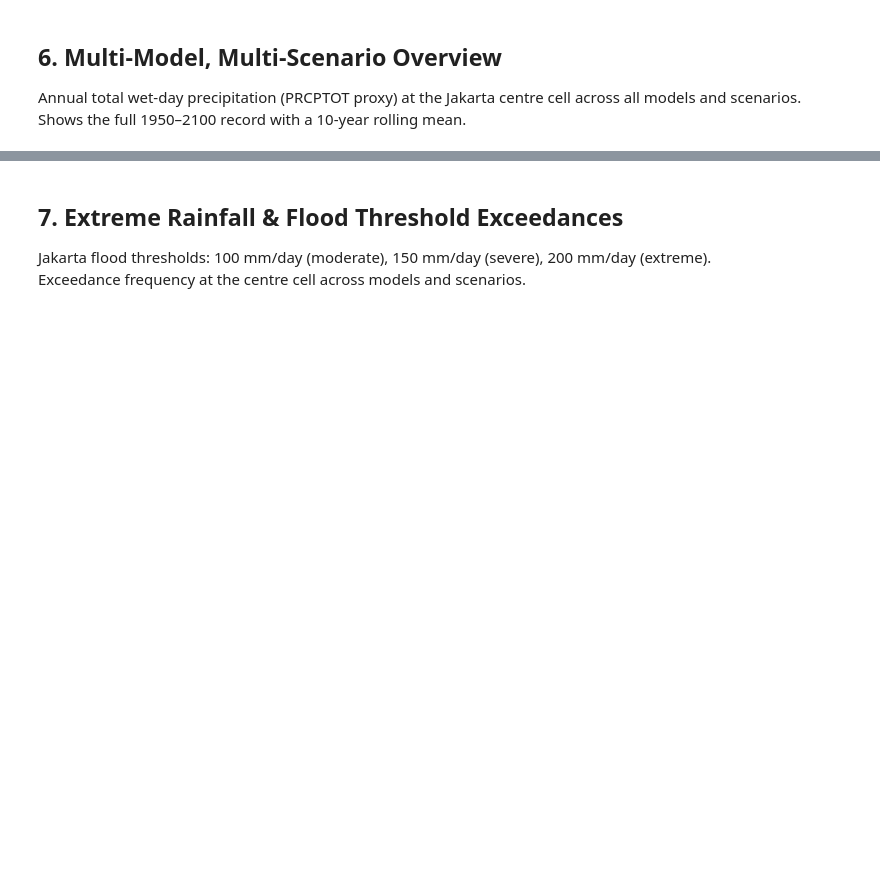
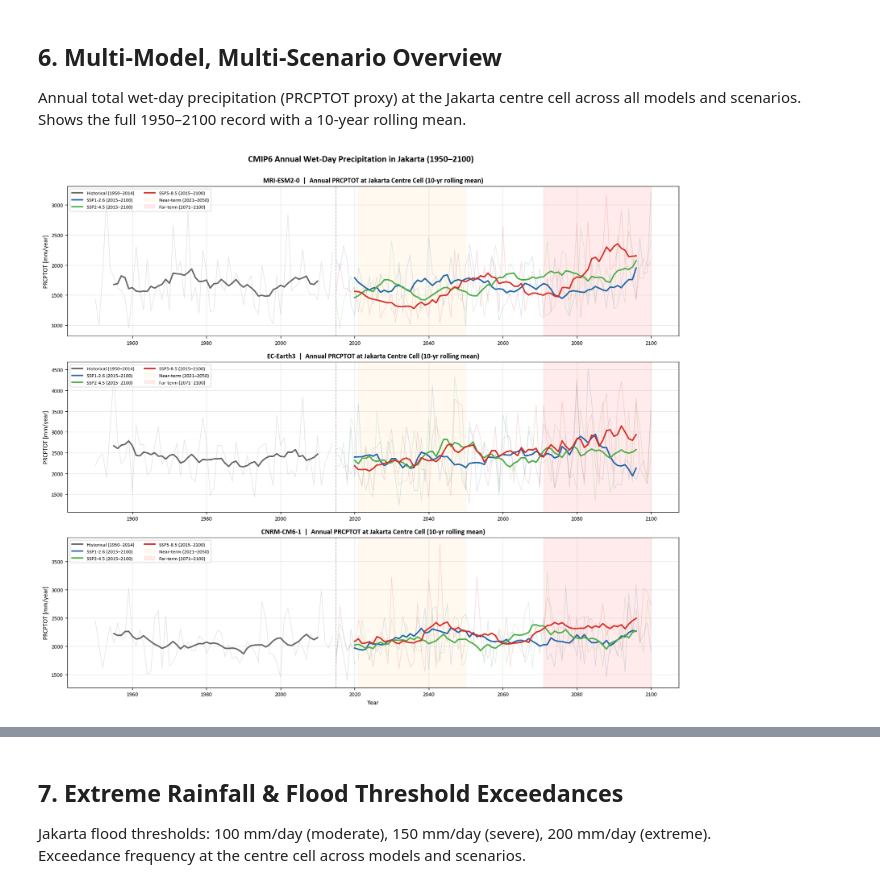
Before and after one commit to revianar/rainfall-erosivity-projection, a Jupyter notebook: py/notebooks/01_data_exploration.ipynb, the cells around one changed output, grey strips where cells are left out. Drawn from its saved outputs; the diff is of its cells as text; code cells hidden in the pictures; blank space fills up the shorter version.

```diff
--- a/py/notebooks/01_data_exploration.ipynb
+++ b/py/notebooks/01_data_exploration.ipynb
@@ -438,35 +498,37 @@ for ax, (model, cfg) in zip(axes, MODELS.items()):
         annual_vals = np.array([
             float(pr_c.isel(time=np.where(yrs == yr)[0]).where(
                 pr_c.isel(time=np.where(yrs == yr)[0]) >= 1.0, 0.0
             ).sum())
             for yr in unique_yrs
         ])
 
         roll = pd.Series(annual_vals, index=unique_yrs).rolling(10, center=True).mean()
 
         ax.plot(unique_yrs, annual_vals,
                 alpha=0.2, color=SCENARIO_COLORS[scenario], linewidth=0.8)
         ax.plot(unique_yrs, roll.values,
                 linewidth=2.2, color=SCENARIO_COLORS[scenario],
                 label=SCENARIO_LABELS[scenario])
 
     # Shade projection periods
     ax.axvspan(*NEAR_PERIOD, alpha=0.06, color='orange', label='Near-term (2021–2050)')
     ax.axvspan(*FAR_PERIOD,  alpha=0.08, color='red',    label='Far-term (2071–2100)')
     ax.axvline(2015, color='gray', linewidth=1.0, linestyle='--', alpha=0.6)
 
     ax.set_title(f'{model}  |  Annual PRCPTOT at Jakarta Centre Cell (10-yr rolling mean)',
                  fontweight='bold')
     ax.set_ylabel('PRCPTOT [mm/year]')
     ax.grid(True, alpha=0.3)
     ax.legend(fontsize=8, loc='upper left', ncol=2)
 
 axes[-1].set_xlabel('Year')
-plt.suptitle('CMIP6 Annual Wet-Day Precipitation — Jakarta (1950–2100)',
-             fontsize=13, fontweight='bold', y=1)
+plt.suptitle('CMIP6 Annual Wet-Day Precipitation in Jakarta (1950–2100)',
+             fontsize=14, fontweight='bold', y=1)
 plt.tight_layout()
 plt.savefig(RESULTS / '01_annual_prcptot_timeseries.png', dpi=150, bbox_inches='tight')
 plt.show()
+# %% [output]
+[figure, added]
 # %%
 # ===== Period-mean statistics table ====================
 # Mean daily precipitation (spatial mean) for each model × period
```
Also changed, not shown: parts of 19 cells of this notebook.
